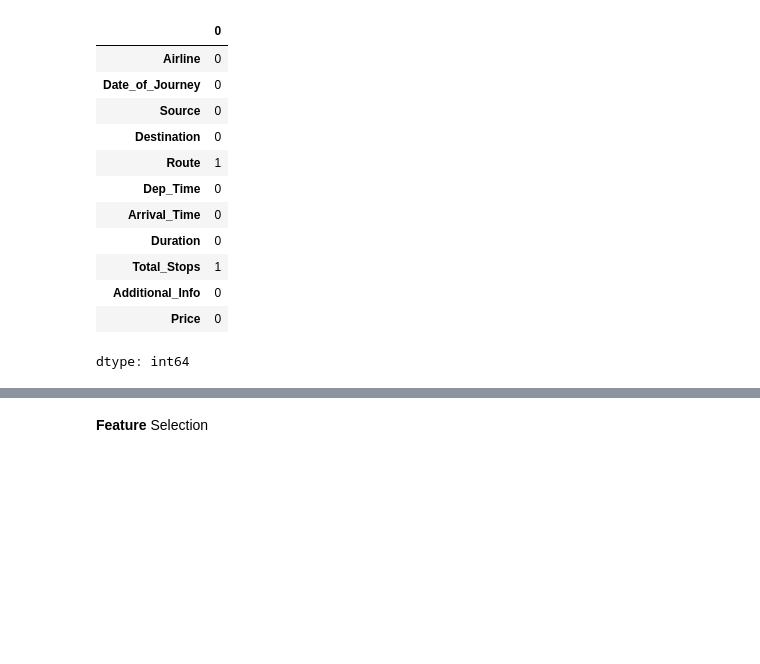
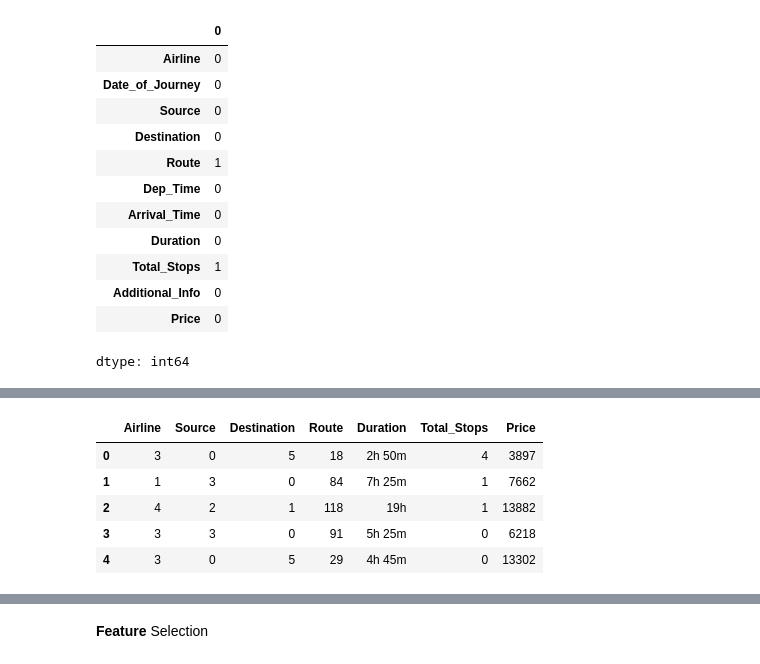
Before and after one commit to Ragul-S-2025/ML, a Jupyter notebook: Feautre_Selection.ipynb, the cells around one changed output, grey strips where cells are left out. Drawn from its saved outputs; the diff is of its cells as text; code cells hidden in the pictures; blank space fills up the shorter version.

```diff
--- a/Feautre_Selection.ipynb
+++ b/Feautre_Selection.ipynb
@@ -56,5 +69,14 @@ df.isnull().sum()
 | Price | 0 |
 dtype: int64
+# %%
+df.head()
+# %% [output]
+|  | Airline | Source | Destination | Route | Duration | Total_Stops | Price |
+| 0 | 3 | 0 | 5 | 18 | 2h 50m | 4 | 3897 |
+| 1 | 1 | 3 | 0 | 84 | 7h 25m | 1 | 7662 |
+| 2 | 4 | 2 | 1 | 118 | 19h | 1 | 13882 |
+| 3 | 3 | 3 | 0 | 91 | 5h 25m | 0 | 6218 |
+| 4 | 3 | 0 | 5 | 29 | 4h 45m | 0 | 13302 |
 # %%
 df.columns
 # %% [output]
```
Also changed, not shown: parts of 8 cells of this notebook.
